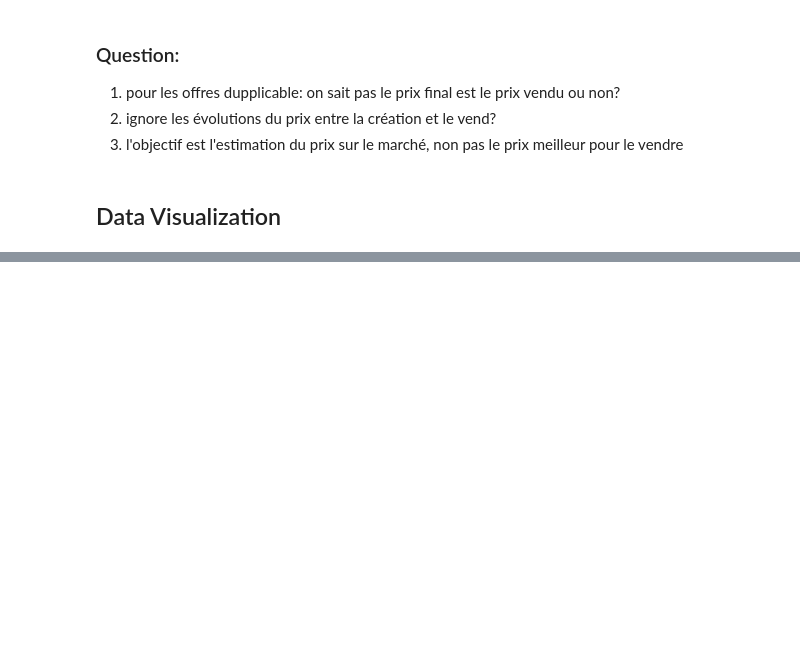
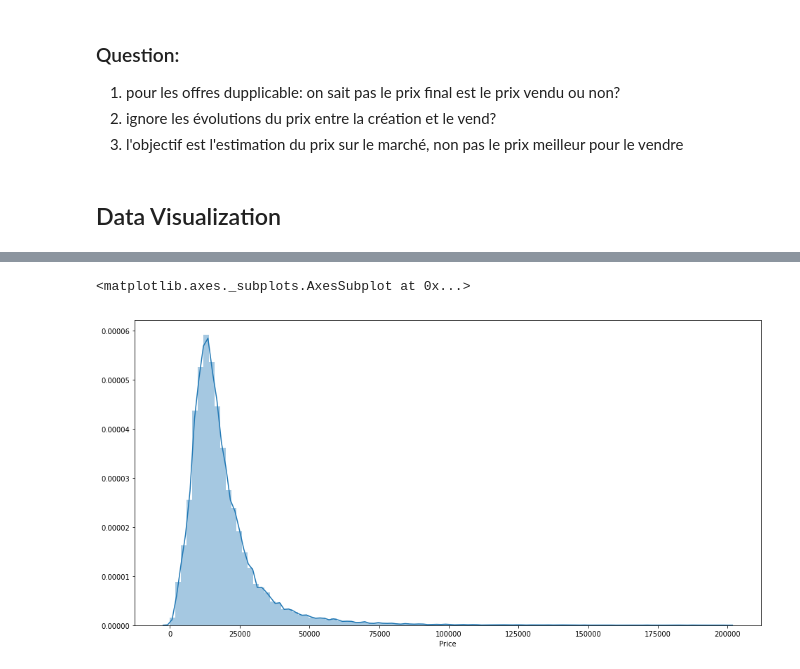
Before and after one commit to nguyenkhacbaoanh/used_car_price_estimation, a Jupyter notebook: notebook/Data Car Preprocessing.ipynb, the cells around one changed output, grey strips where cells are left out. Cells and saved outputs as stored; diff of their text form; code cells hidden in the pictures; blank space fills up the shorter version.

```diff
--- a/notebook/Data Car Preprocessing.ipynb
+++ b/notebook/Data Car Preprocessing.ipynb
@@ -270,0 +312,8 @@ data_car_preprocessed_sorted_by_time[data_car_preprocessed_sorted_by_time.Price
+# %%
+#plt.hist(data_car_preprocessed_non_duplicate.price_binned)
+f, axes = plt.subplots(figsize=(16, 8), sharex=True)
+#sns.distplot(data_car_preprocessed_non_duplicate.Price, bins=50)
+sns.distplot(data_car_preprocessed_non_duplicate[data_car_preprocessed_non_duplicate.Price < 200000.0].Price, bins=100)
+# %% [output]
+<matplotlib.axes._subplots.AxesSubplot at 0x...>
+[figure, added]
```
Also changed, not shown: parts of 51 cells of this notebook.
